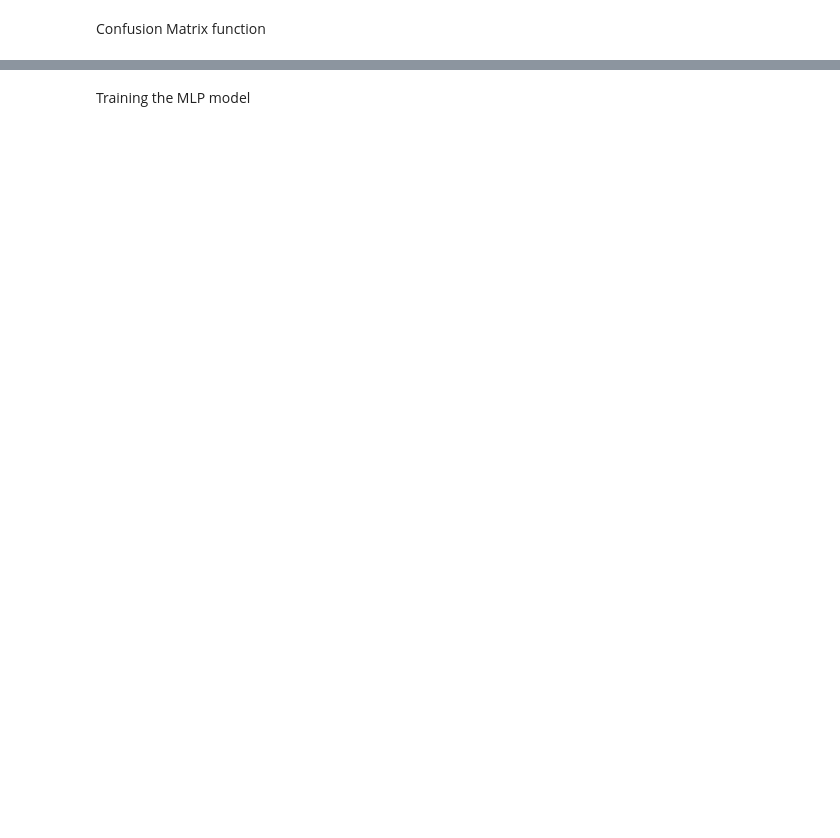
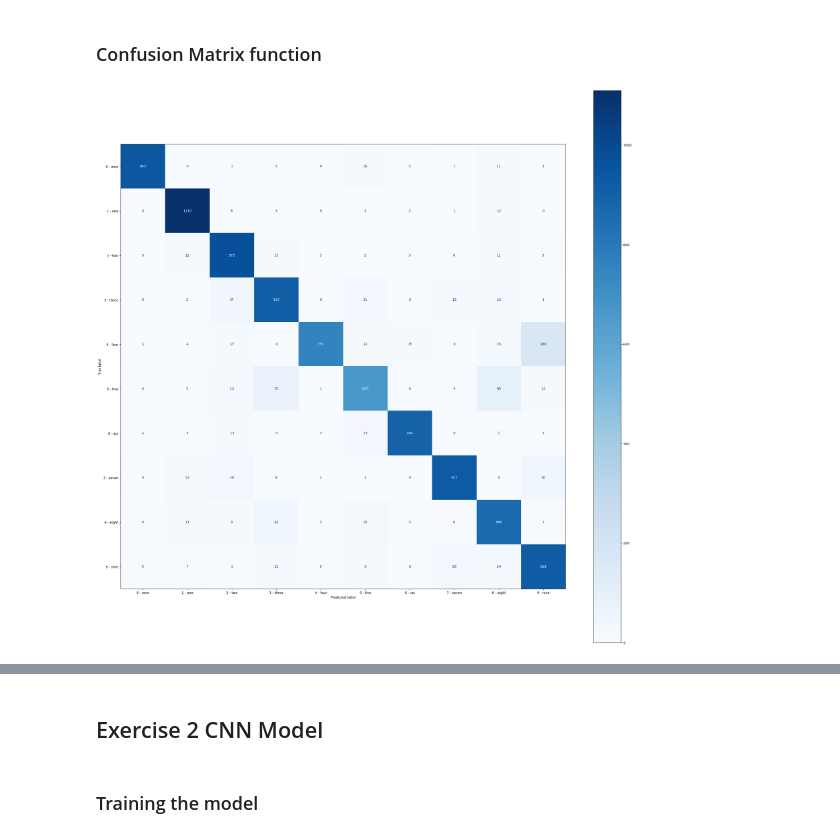
Before and after one commit to ChristianHasbani/TD_Systemes_Intelligents_Avances, a Jupyter notebook: TD1.ipynb, the cells around one changed output, grey strips where cells are left out. Cells and saved outputs as stored; diff of their text form; code cells hidden in the pictures; blank space fills up the shorter version.

```diff
--- a/TD1.ipynb
+++ b/TD1.ipynb
@@ -124 +90,6 @@ Training Model Function
+# %%
+# Criterion and Optimizer
+model = MLP()
+optimizer = optim.RMSprop(model.parameters(),lr=0.01)
+n_epochs = 20
 # %%
@@ -171,37 +158,37 @@ def train_model(model,optimizer,writer,n_epochs=20):
 # %% [markdown]
-Confusion Matrix function
+### Confusion Matrix function
 # %%
-def confusion_matrix_eval(model):
-    y_pred = []
-    y_tr = []
-    test_loss = 0.0
-    class_correct = list(0. for i in range(10))
-    class_total = list(0. for i in range(10))
-    model.eval() # This prepares the model for evaluation
-    for batch in test_loader:
-        images, labels = batch
-        preds = model(images)
-        y_pred.extend(np.argmax(preds.detach().numpy(), axis=1))
-        y_tr.extend(labels.detach().numpy().tolist())
-        loss = F.cross_entropy(preds,labels) # Calculate loss
-        test_loss += loss.item() * images.size(0) # update test loss
-        _, pred = torch.max(preds, 1) # Convert output probabilities to predicted class
-        correct = np.squeeze(pred.eq(labels.data.view_as(pred))) # Compare predictions to true label
-        for i in range(len(labels)):
-            label = labels.data[i]
-            class_correct[label] += correct[i].item()
-            class_total[label] += 1
-
-    cm = confusion_matrix(y_true=y_tr, y_pred=y_pred)
-    lbls = test_set.classes
-    cmp = ConfusionMatrixDisplay(confusion_matrix=cm, display_labels=lbls)
-    fig,ax = plt.subplots(figsize=(30,30))
-    cmp.plot(cmap=plt.cm.Blues,ax=ax)
-    plt.show()
-    test_loss = test_loss/len(test_loader.sampler)
-    print('Test Loss: {:.6f}\n'.format(test_loss))
-    for i in range(10):
-        if class_total[i] > 0:
-            print('Test Accuracy of %5s: %2d%% (%2d/%2d)' % (
-                str(i), 100 * class_correct[i] / class_total[i],
-                np.sum(class_correct[i]), np.sum(class_total[i])))
+y_pred = []
+y_tr = []
+test_loss = 0.0
+class_correct = list(0. for i in range(10))
+class_total = list(0. for i in range(10))
+model.eval()
+for batch in test_loader:
+    images, labels = batch
+    preds = model(images)
+    y_pred.extend(np.argmax(preds.detach().numpy(), axis=1))
+    y_tr.extend(labels.detach().numpy())
+    loss = F.cross_entropy(preds, labels)
+    test_loss += loss.item()* images.size(0)
+    _, pred = torch.max(preds, 1)
+    correct = np.squeeze(pred.eq(labels.data.view_as(pred)))
+    for i in range(len(labels)):
+        label = labels.data[i]
+        class_correct[label] += correct[i].item()
+        class_total[label] += 1
+cm = confusion_matrix(y_true=y_tr, y_pred=y_pred)
+lbls = test_set.classes
+cmp = ConfusionMatrixDisplay(confusion_matrix=cm, display_labels=lbls)
+fig, ax = plt.subplots(figsize=(30,30))
+cmp.plot(cmap=plt.cm.Blues,ax=ax)
+plt.show()
+test_loss = test_loss/len(test_loader.sampler)
+print('Test Loss: {:.6f}\n'.format(test_loss))
+for i in range(10):
+    if class_total[i] > 0:
+        print('Test Accuracy of %5s: %2d%% (%2d/%2d)' % (
+            str(i), 100 * class_correct[i] / class_total[i],
+            np.sum(class_correct[i]), np.sum(class_total[i])))
+# %% [output]
+[figure, added]
@@ -207,0 +207,2 @@ def confusion_matrix_eval(model):
+# %% [markdown]
+## Exercise 2 CNN Model
@@ -208,2 +233,2 @@ def confusion_matrix_eval(model):
 # %% [markdown]
-Training the MLP model
+### Training the model
```
Also changed, not shown: parts of 53 cells of this notebook.
